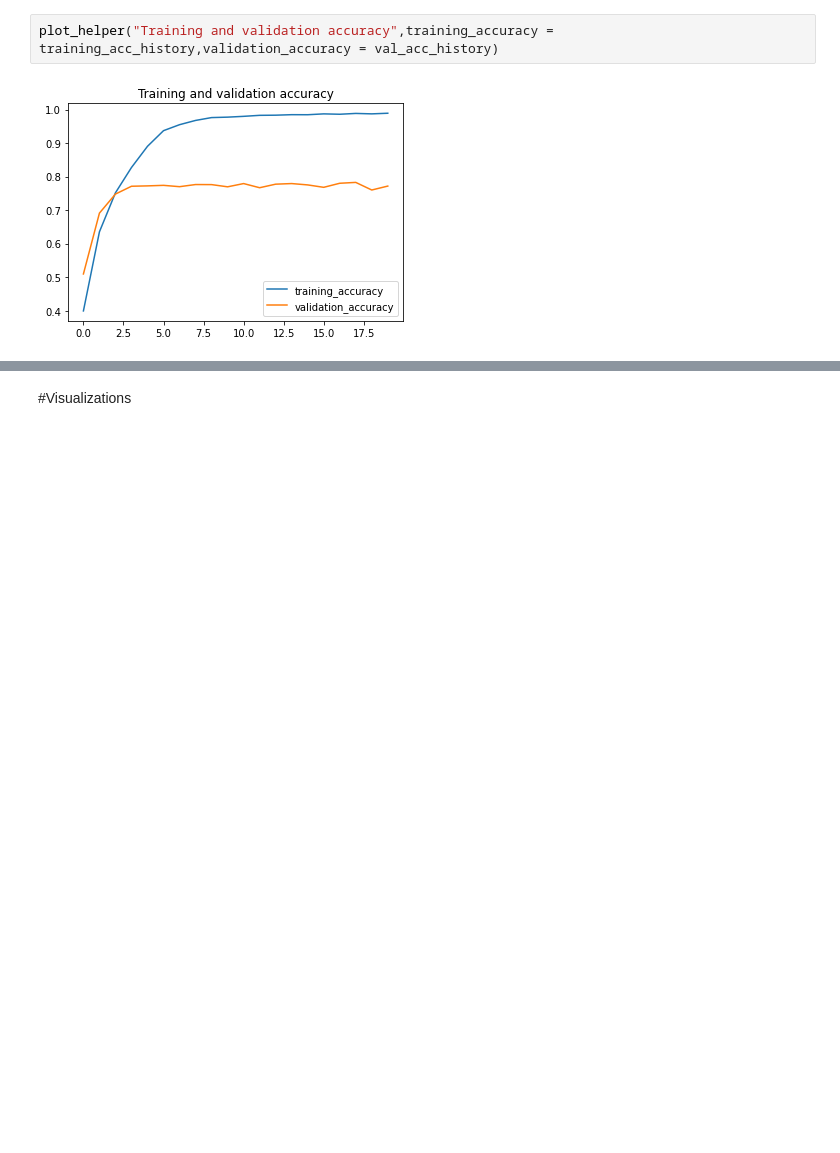
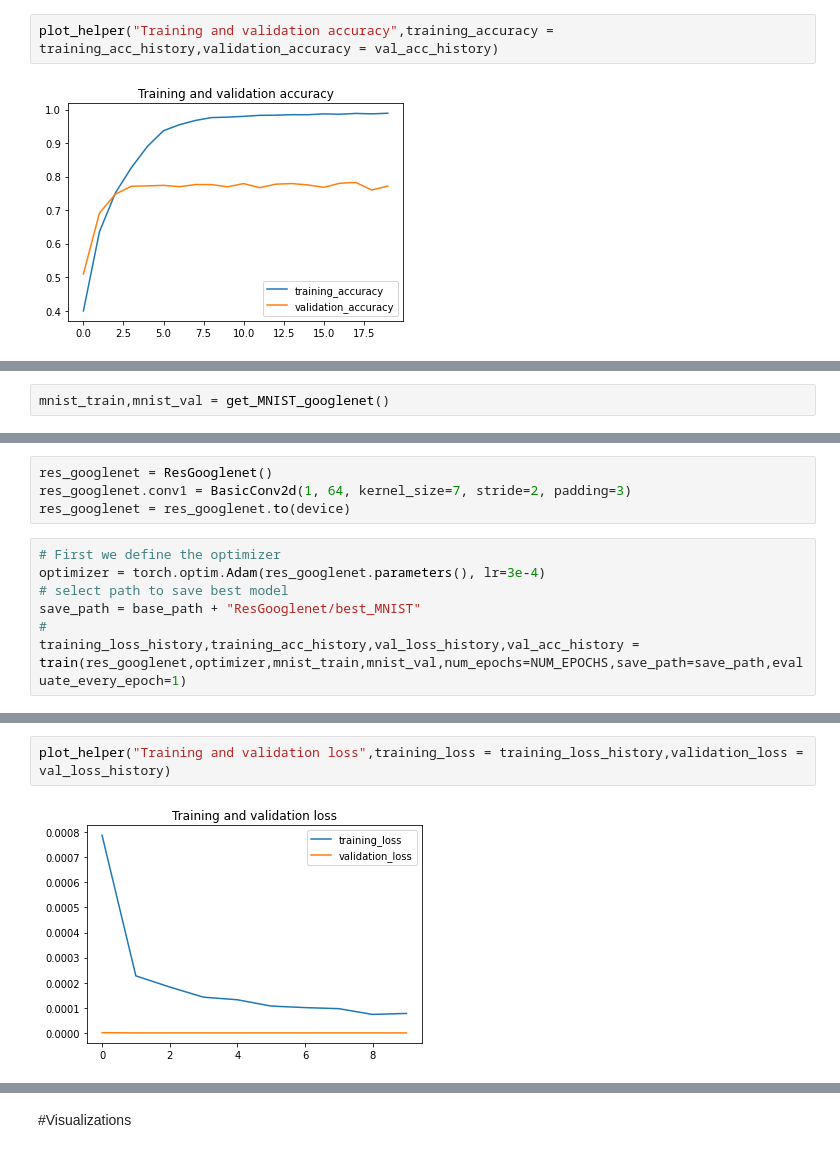
Before and after one commit to khalit7/Computer_Vision_Models_Analysis, a Jupyter notebook: Image_classification.ipynb, the cells around one changed output, grey strips where cells are left out. Drawn from its saved outputs; the diff is of its cells as text; blank space fills up the shorter version.

Commit message:
Implemented a custom model similar to GoogleNet but with residual blocks rather than auxiliary losses.

```diff
--- a/Image_classification.ipynb
+++ b/Image_classification.ipynb
@@ -743,0 +941,2 @@ plot_helper("Training and validation accuracy",training_accuracy = training_acc_
+# %%
+mnist_train,mnist_val = get_MNIST_googlenet()
@@ -743,0 +959,11 @@ plot_helper("Training and validation accuracy",training_accuracy = training_acc_
+# %%
+res_googlenet = ResGooglenet()
+res_googlenet.conv1 = BasicConv2d(1, 64, kernel_size=7, stride=2, padding=3)
+res_googlenet = res_googlenet.to(device)
+# %%
+# First we define the optimizer
+optimizer = torch.optim.Adam(res_googlenet.parameters(), lr=3e-4)
+# select path to save best model
+save_path = base_path + "ResGooglenet/best_MNIST"
+#
+training_loss_history,training_acc_history,val_loss_history,val_acc_history = train(res_googlenet,optimizer,mnist_train,mnist_val,num_epochs=NUM_EPOCHS,save_path=save_path,evaluate_every_epoch=1)
@@ -743,0 +1005,4 @@ plot_helper("Training and validation accuracy",training_accuracy = training_acc_
+# %%
+plot_helper("Training and validation loss",training_loss = training_loss_history,validation_loss = val_loss_history)
+# %% [output]
+[figure, added]
```
Also changed, not shown: parts of 23 cells of this notebook.
